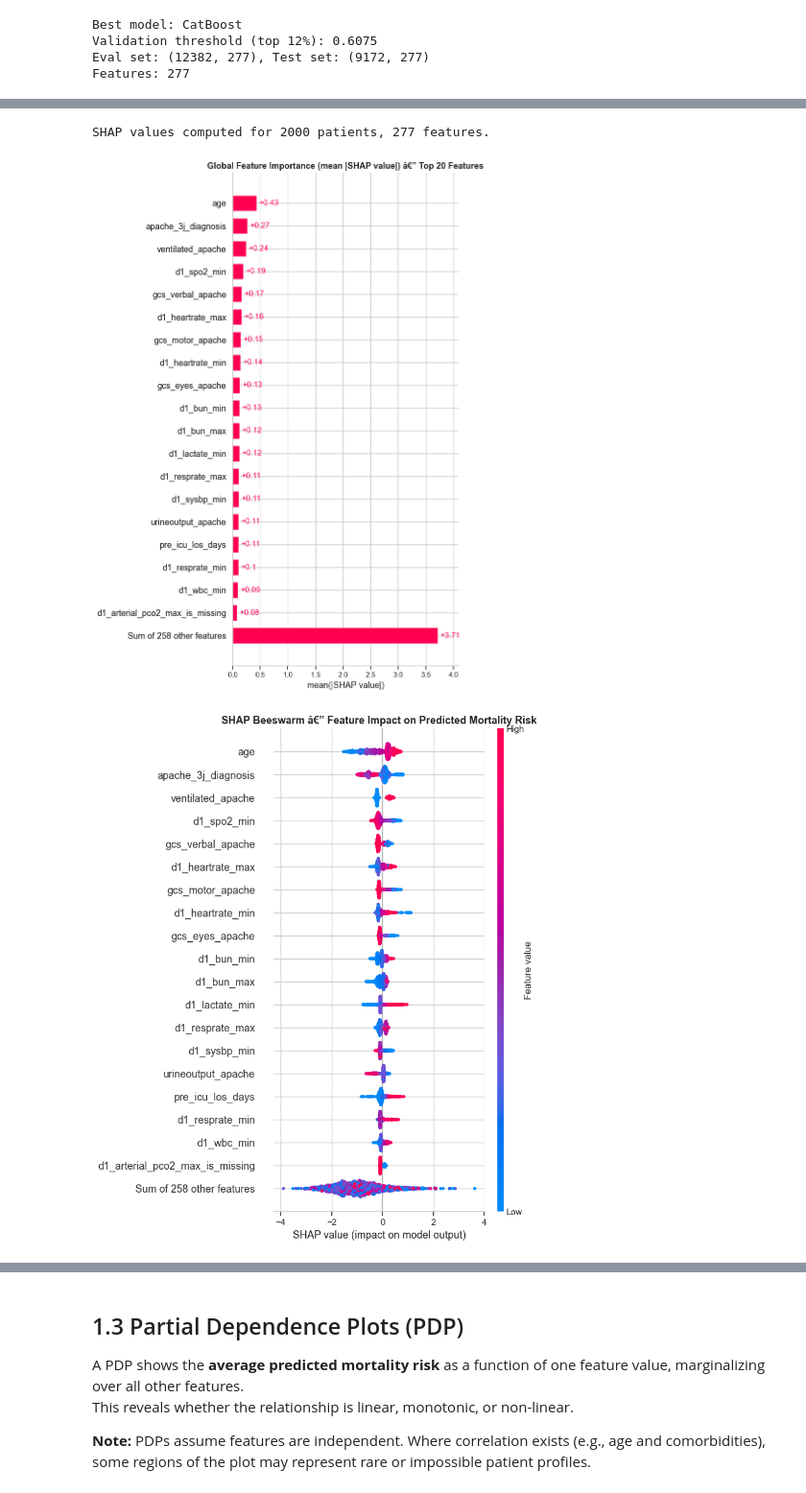
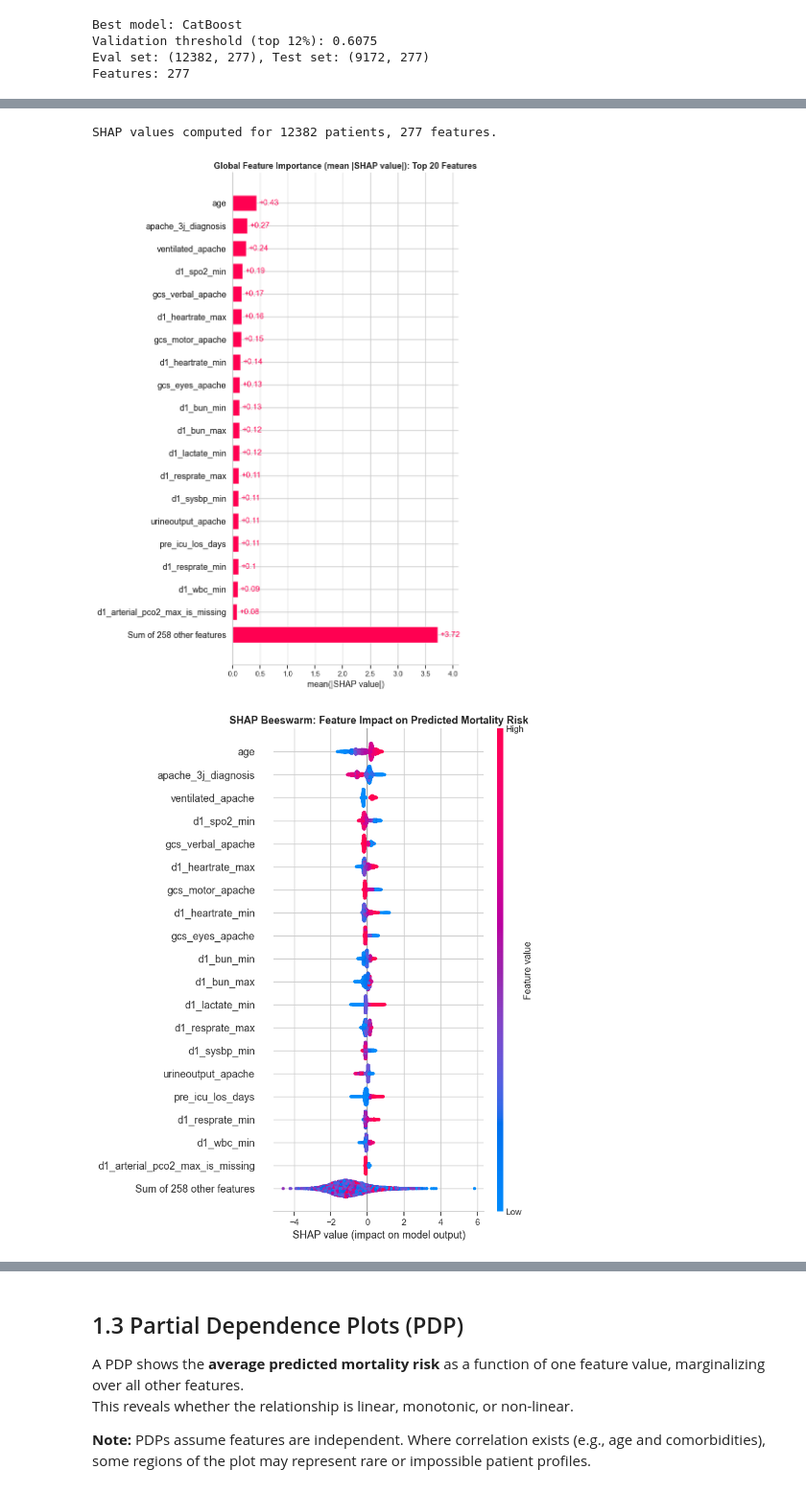
Before and after one commit to SwaneGhost/MedicalRiskModel, a Jupyter notebook: notebooks/03_meeting3.ipynb, the cells around one changed output, grey strips where cells are left out. Shown at 96% size. Saved outputs shown, nothing was run; the diff lists cells and outputs as text; code cells hidden in the pictures.

```diff
--- a/notebooks/03_meeting3.ipynb
+++ b/notebooks/03_meeting3.ipynb
@@ -162,7 +160,7 @@ SHAP (SHapley Additive exPlanations) assigns each feature a contribution value f
 We use **TreeSHAP**, a fast exact algorithm for tree-based models.
 # %%
 # Compute SHAP values on the validation set (use a sample for speed if needed)
-SHAP_SAMPLE = min(2000, len(X_eval))
+SHAP_SAMPLE = min(200000, len(X_eval))
 X_shap = X_eval.sample(n=SHAP_SAMPLE, random_state=RANDOM_STATE).reset_index(drop=True)
 
 explainer   = shap.TreeExplainer(catboost_model)
@@ -170,26 +168,26 @@ shap_values = explainer(X_shap)   # returns Explanation object
 
 print(f"SHAP values computed for {SHAP_SAMPLE} patients, {len(feature_names)} features.")
 # %% [output]
-SHAP values computed for 2000 patients, 277 features.
+SHAP values computed for 12382 patients, 277 features.
 # %%
-# Bar plot â€” mean |SHAP| per feature (top 20)
+# Bar plot: mean |SHAP| per feature (top 20)
 plt.figure(figsize=(9, 7))
 shap.plots.bar(shap_values, max_display=20, show=False)
-plt.title('Global Feature Importance (mean |SHAP value|) â€” Top 20 Features', fontsize=13, fontweight='bold')
+plt.title('Global Feature Importance (mean |SHAP value|): Top 20 Features', fontsize=13, fontweight='bold')
 plt.tight_layout()
 plt.show()
 # %% [output]
-[figure, old version]
+[figure, new version]
 # %%
-# Beeswarm plot â€” direction + magnitude for each patient (top 20)
+# Beeswarm plot: direction + magnitude for each patient (top 20)
 # Color = feature value (red = high, blue = low)
 plt.figure(figsize=(9, 7))
 shap.plots.beeswarm(shap_values, max_display=20, show=False)
-plt.title('SHAP Beeswarm â€” Feature Impact on Predicted Mortality Risk', fontsize=13, fontweight='bold')
+plt.title('SHAP Beeswarm: Feature Impact on Predicted Mortality Risk', fontsize=13, fontweight='bold')
 plt.tight_layout()
 plt.show()
 # %% [output]
-[figure, old version]
+[figure, new version]
 # %% [markdown]
 **How to read the beeswarm:**
 Each dot is one patient. The x-axis is the SHAP value (positive = higher predicted risk). Color represents the original feature value (red = high value, blue = low value).
```
Also changed, not shown: parts of 20 cells of this notebook, 2 other files.
